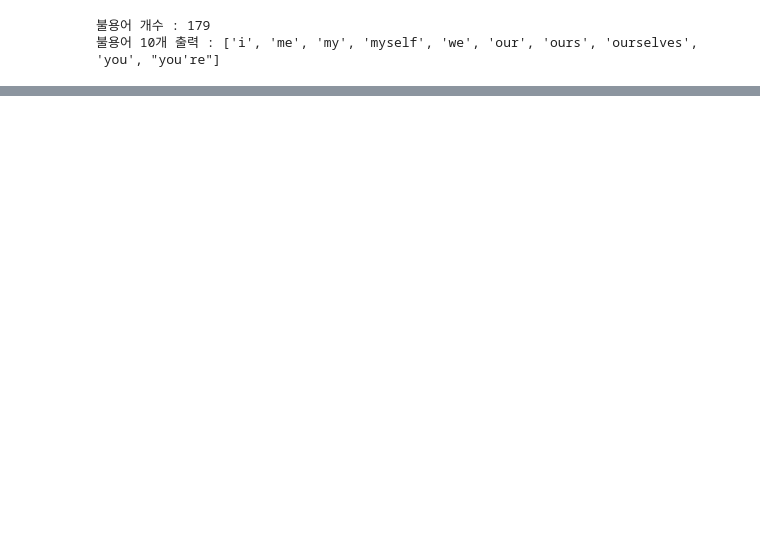
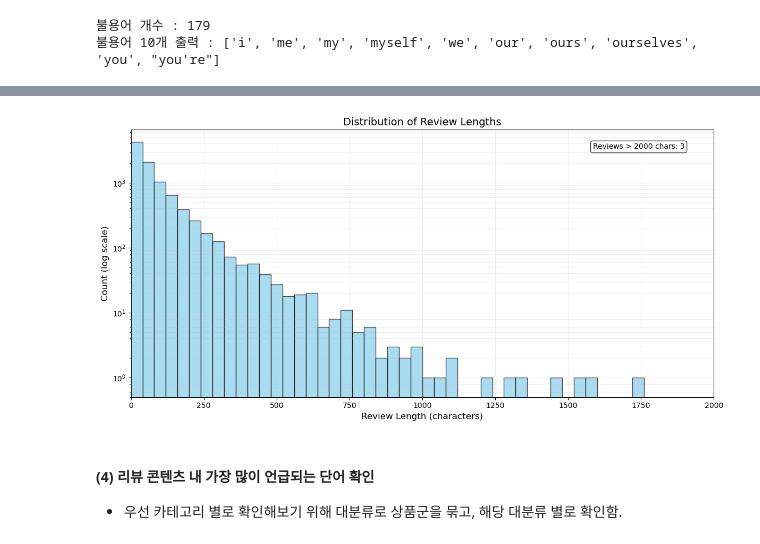
Before and after one commit to BenCyera/Amazon_sales_machine_learning, a Jupyter notebook: notebooks/yuri/review_EDA.ipynb, the cells around one changed output, grey strips where cells are left out. Saved outputs shown, nothing was run; the diff lists cells and outputs as text; code cells hidden in the pictures; blank space fills up the shorter version.

```diff
--- a/notebooks/yuri/review_EDA.ipynb
+++ b/notebooks/yuri/review_EDA.ipynb
@@ -395,0 +719,27 @@ plt.show()
+# %%
+# 2. Review length analysis
+review_lengths = df_split['review_length']
+
+plt.figure(figsize=(12, 6))
+plt.hist(review_lengths, bins=50, range=(0, 2000), alpha=0.7, color='skyblue', edgecolor='black')
+plt.yscale('log')
+plt.xlabel('Review Length (characters)', fontsize=12)
+plt.ylabel('Count (log scale)', fontsize=12)
+plt.title('Distribution of Review Lengths', fontsize=14)
+plt.grid(True, which="both", ls="-", alpha=0.2)
+plt.xlim(0, 2000)
+plt.ylim(bottom=0.5)  # To avoid log(0) issues
+
+# Add text annotation for long reviews
+long_reviews = sum(review_lengths > 2000)
+plt.text(0.95, 0.95, f"Reviews > 2000 chars: {long_reviews}",
+         transform=plt.gca().transAxes, ha='right', va='top',
+         bbox=dict(boxstyle='round', facecolor='white', alpha=0.8))
+
+plt.tight_layout()
+plt.show()
+# %% [output]
+[figure, added]
+# %% [markdown]
+#### (4) 리뷰 콘텐츠 내 가장 많이 언급되는 단어 확인
+* 우선 카테고리 별로 확인해보기 위해 대분류로 상품군을 묶고, 해당 대분류 별로 확인함.
```
Also changed, not shown: parts of 53 cells of this notebook.
